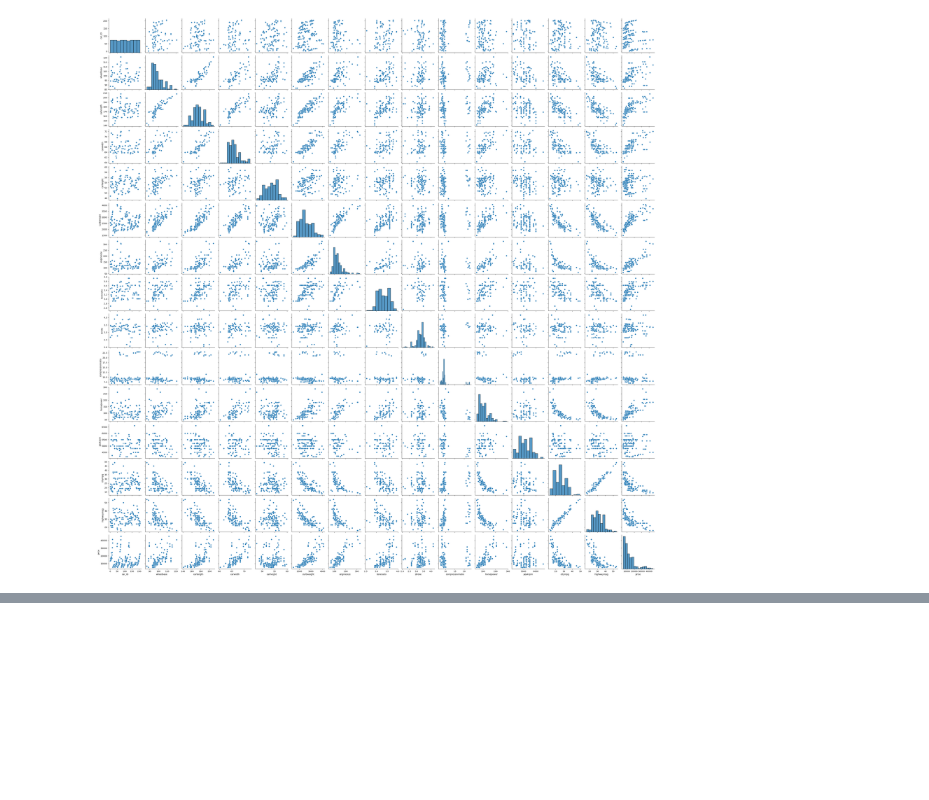
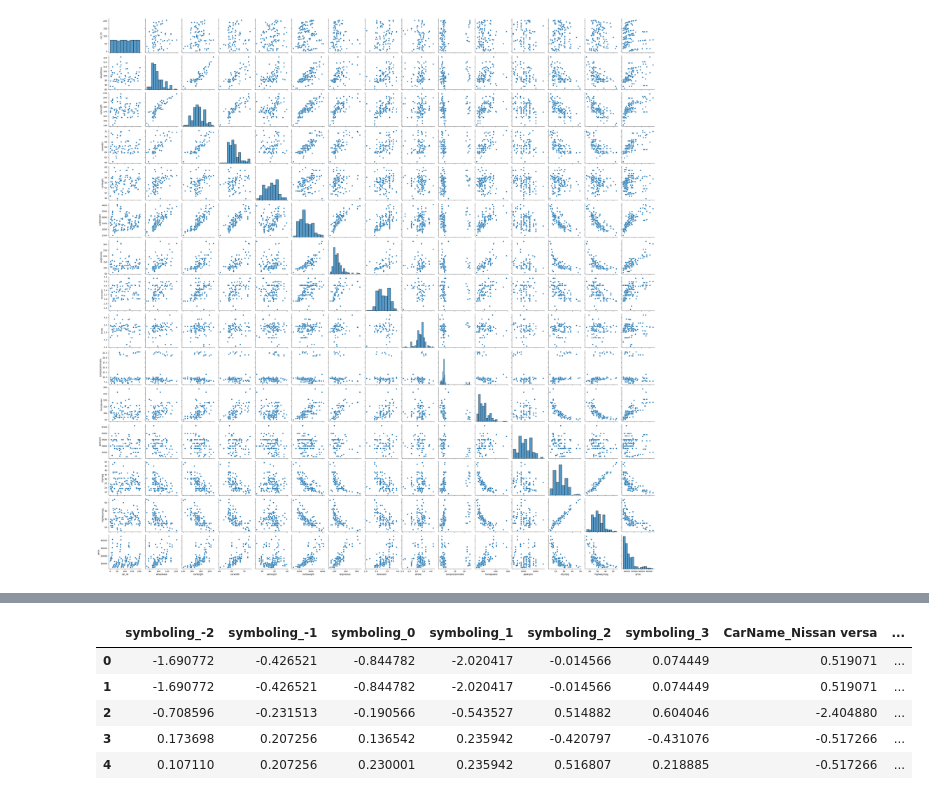
Before and after one commit to sumitkudale21/car_price_prediction, a Jupyter notebook: data_cleaning_EDA_modeling.ipynb, the cells around one changed output, grey strips where cells are left out. Saved outputs shown, nothing was run; the diff lists cells and outputs as text; code cells hidden in the pictures; blank space fills up the shorter version.

Commit message:
cleaned the data, made EDA and create a model

```diff
--- a/data_cleaning_EDA_modeling.ipynb
+++ b/data_cleaning_EDA_modeling.ipynb
@@ -254,0 +296,3 @@ plt.show()
+# %%
+from sklearn.model_selection import train_test_split
+X_train, X_test, y_train, y_test = train_test_split(X, y, test_size=0.2, random_state=42)
@@ -254,0 +401,28 @@ plt.show()
+# %%
+X_processed = preprocessor.fit_transform(X)
+# %%
+# Get the column names for one-hot encoded categorical features
+ohe = preprocessor.named_transformers_['cat']
+ohe_feature_names = ohe.get_feature_names_out(categorical_features)
+
+# Get the column names for numerical features
+numerical_feature_names = numerical_features
+
+# Combine the feature names
+all_feature_names = np.concatenate([ohe_feature_names, numerical_feature_names])
+
+# Convert the sparse matrix to a dense format
+X_dense = X_processed.toarray()
+
+# Create a DataFrame
+X_df = pd.DataFrame(X_dense, columns=all_feature_names)
+
+# Display the DataFrame
+X_df.head()
+# %% [output]
+|  | symboling_-2 | symboling_-1 | symboling_0 | symboling_1 | symboling_2 | symboling_3 | CarName_Nissan versa | ... |
+| 0 | -1.690772 | -0.426521 | -0.844782 | -2.020417 | -0.014566 | 0.074449 | 0.519071 | ... |
+| 1 | -1.690772 | -0.426521 | -0.844782 | -2.020417 | -0.014566 | 0.074449 | 0.519071 | ... |
+| 2 | -0.708596 | -0.231513 | -0.190566 | -0.543527 | 0.514882 | 0.604046 | -2.404880 | ... |
+| 3 | 0.173698 | 0.207256 | 0.136542 | 0.235942 | -0.420797 | -0.431076 | -0.517266 | ... |
+| 4 | 0.107110 | 0.207256 | 0.230001 | 0.235942 | 0.516807 | 0.218885 | -0.517266 | ... |
```
Also changed, not shown: parts of 16 cells of this notebook.
